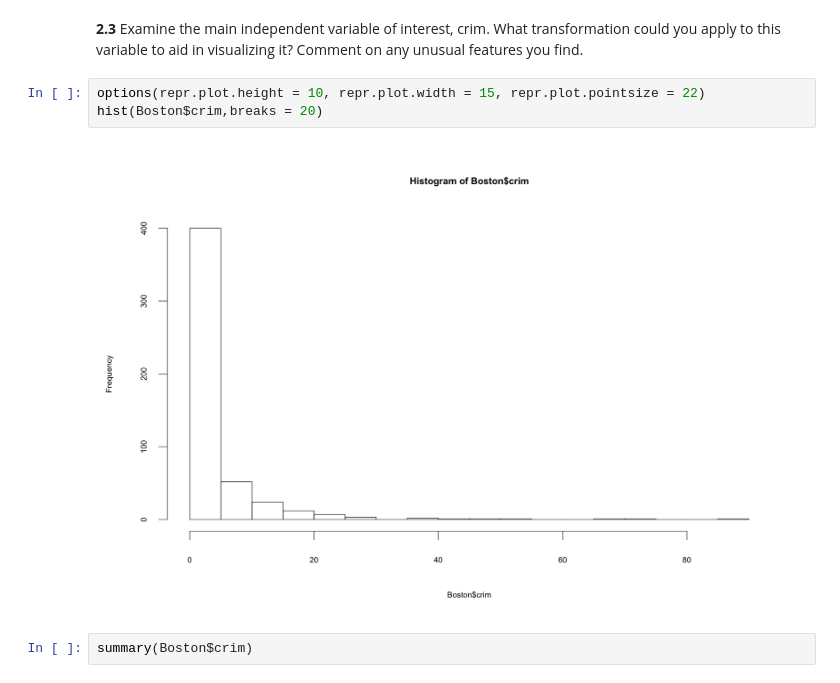
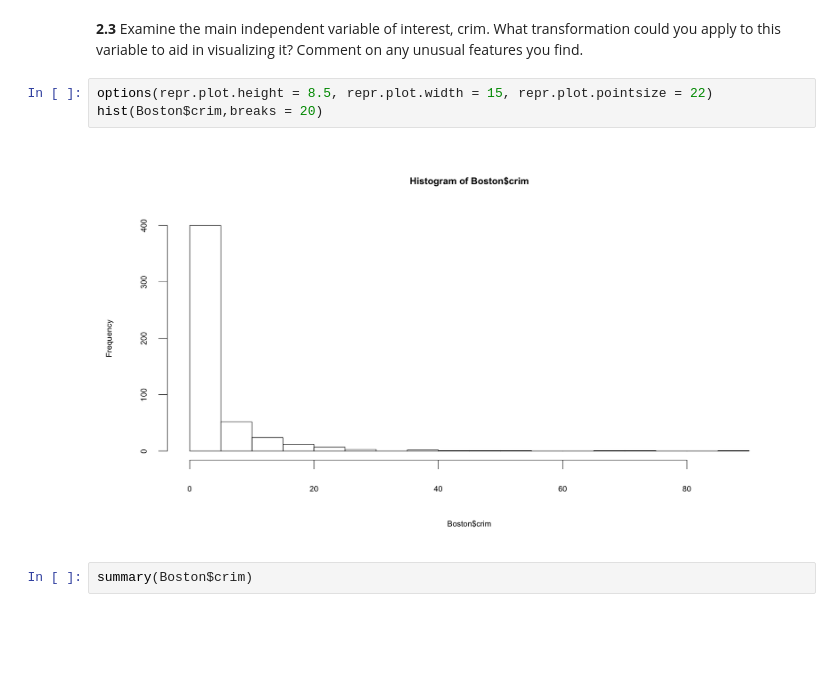
Before and after one commit to ansjory/W203_live_session_repo, a Jupyter notebook: unit_2/unit_2_ls_inst.ipynb, the cells around one changed output. Drawn from its saved outputs; the diff is of its cells as text; blank space fills up the shorter version.

```diff
--- a/unit_2/unit_2_ls_inst.ipynb
+++ b/unit_2/unit_2_ls_inst.ipynb
@@ -148,10 +148,10 @@ Boston[Boston$medv == 50,]
 # %% [markdown]
 **2.3** Examine the main independent variable of interest, crim.  What transformation could you apply to this variable to aid in visualizing it?  Comment on any unusual features you find.
 # %%
-options(repr.plot.height = 10, repr.plot.width = 15, repr.plot.pointsize = 22)
+options(repr.plot.height = 8.5, repr.plot.width = 15, repr.plot.pointsize = 22)
 hist(Boston$crim,breaks = 20)
 # %% [output]
-[figure, old version]
+[figure, new version]
 # %%
 summary(Boston$crim)
 # %% [output]
```
Also changed, not shown: parts of 2 cells of this notebook.
